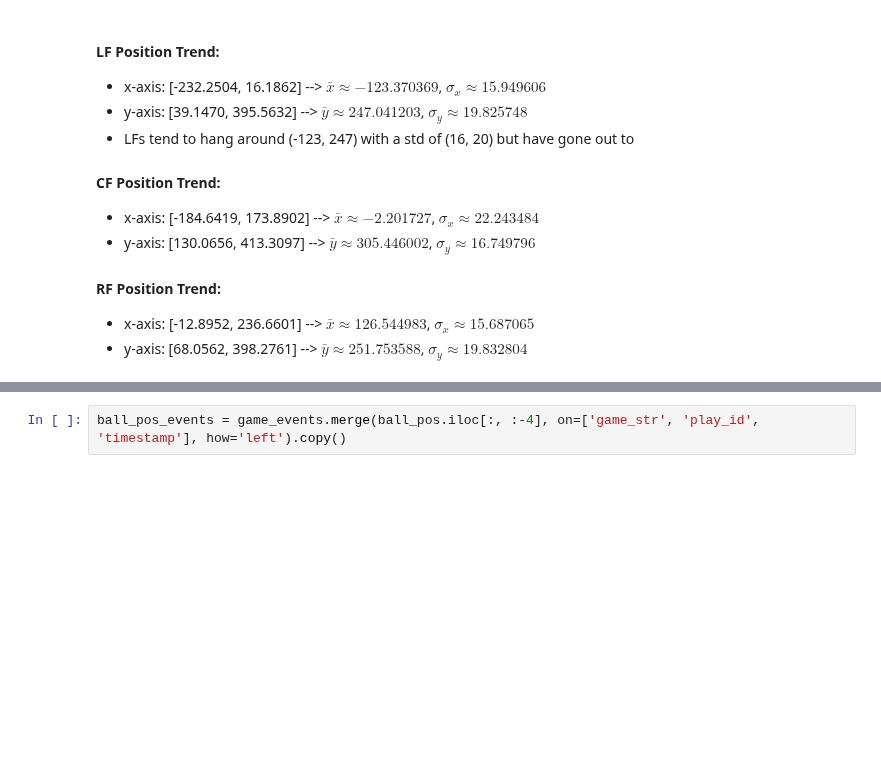
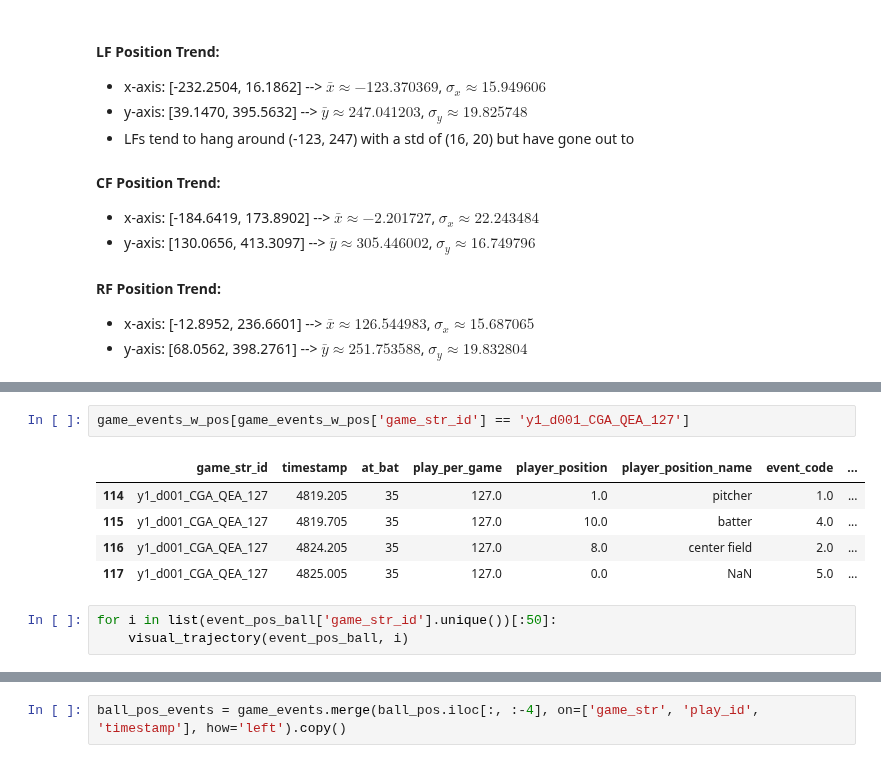
Before and after one commit to d2osborn/SMTChallenge2025, a Jupyter notebook: Team15-eda.ipynb, the cells around one changed output, grey strips where cells are left out. Drawn from its saved outputs; the diff is of its cells as text; blank space fills up the shorter version.

```diff
--- a/Team15-eda.ipynb
+++ b/Team15-eda.ipynb
@@ -254,0 +505,11 @@ event_pos_ball[['field_x_7', 'field_y_7',
+# %%
+game_events_w_pos[game_events_w_pos['game_str_id'] == 'y1_d001_CGA_QEA_127']
+# %% [output]
+|  | game_str_id | timestamp | at_bat | play_per_game | player_position | player_position_name | event_code | ... |
+| 114 | y1_d001_CGA_QEA_127 | 4819.205 | 35 | 127.0 | 1.0 | pitcher | 1.0 | ... |
+| 115 | y1_d001_CGA_QEA_127 | 4819.705 | 35 | 127.0 | 10.0 | batter | 4.0 | ... |
+| 116 | y1_d001_CGA_QEA_127 | 4824.205 | 35 | 127.0 | 8.0 | center field | 2.0 | ... |
+| 117 | y1_d001_CGA_QEA_127 | 4825.005 | 35 | 127.0 | 0.0 | NaN | 5.0 | ... |
+# %%
+for i in list(event_pos_ball['game_str_id'].unique())[:50]:
+    visual_trajectory(event_pos_ball, i)
```
Also changed, not shown: parts of 32 cells of this notebook, 1 other file.
